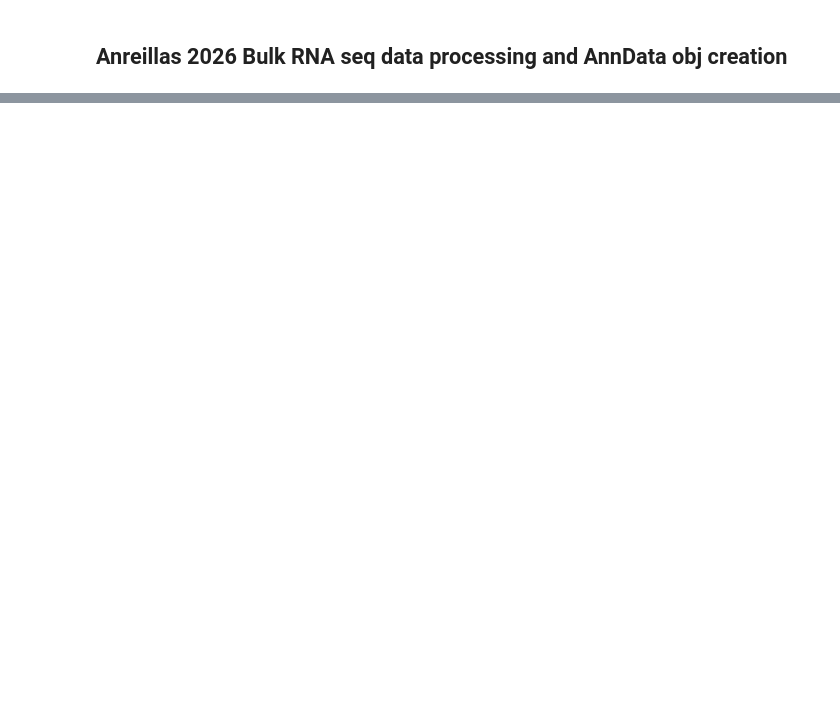
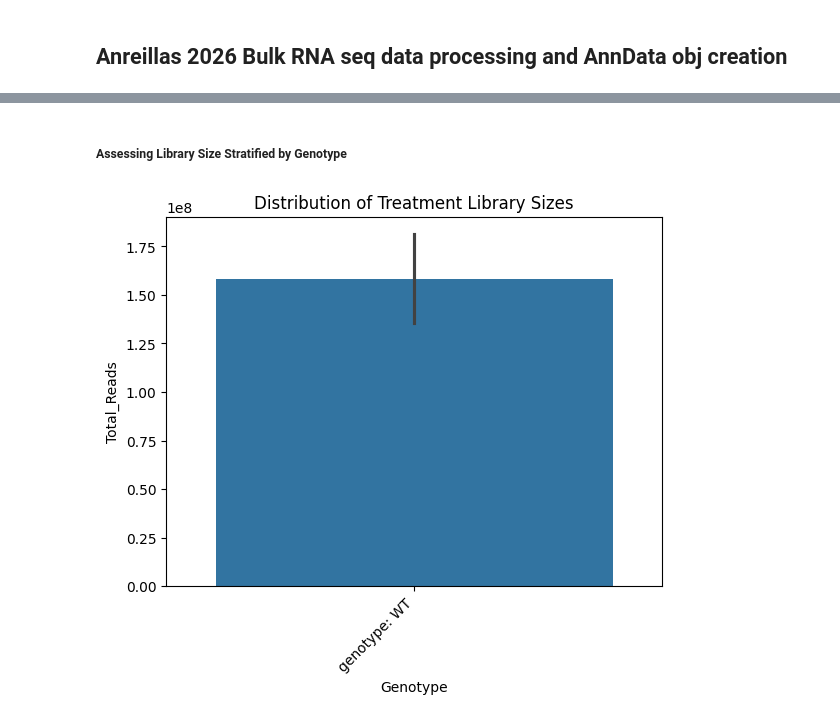
Before and after one commit to marika-clark/dark_matter_atx, a Jupyter notebook: data_processing/Anerillas_2026.ipynb, the cells around one changed output, grey strips where cells are left out. Saved outputs shown, nothing was run; the diff lists cells and outputs as text; code cells hidden in the pictures; blank space fills up the shorter version.

```diff
--- a/data_processing/Anerillas_2026.ipynb
+++ b/data_processing/Anerillas_2026.ipynb
@@ -62,0 +142,36 @@ Saved consolidated matrix to: /Users/marikaclark/dark_matter_atx/data/Anerillas_
+# %%
+library_sizes = bulk_seq.sum().reset_index()
+library_sizes.columns = ['Sample_ID', 'Total_Reads']
+matrix_file_path = "/Users/marikaclark/dark_matter_atx/data/Anerillas_2026/GSE284666_series_matrix.txt"
+characteristics_counter = 1
+
+# 1. Parse the specific metadata rows we care about
+metadata_dict = {}
+with open(matrix_file_path, 'r') as f:
+    for line in f:
+        if line.startswith("!series_matrix_table_begin"):
+            break  # Stop when the data table starts
+
+        if line.startswith("!Sample_geo_accession"):
+            metadata_dict['Sample_ID'] = [v.replace('"', '') for v in line.strip().split("\t")[1:]]
+        elif line.startswith("!Sample_title"):
+            metadata_dict['Sample_Title'] = [v.replace('"', '') for v in line.strip().split("\t")[1:]]
+        elif line.startswith("!Sample_characteristics_ch1"):
+            # Create a unique column name for each characteristic row
+            unique_label = f"Characteristic_Layer_{characteristics_counter}"
+            metadata_dict[unique_label] = [v.replace('"', '').strip() for v in line.strip().split("\t")[1:]]
+            characteristics_counter += 1
+
+# 2. Turn the metadata dictionary into a clean DataFrame
+metadata_df = pd.DataFrame(metadata_dict)
+
+# 3. Merge it with your library sizes on the GSM IDs
+qc_df = pd.merge(library_sizes, metadata_df, on='Sample_ID')
+
+qc_df.head()
+
+# Check average library size by cell type/condition
+#summary = qc_df.groupby("!Sample_characteristics_ch1")['Total_Reads'].agg(['mean', 'std', 'count'])
+
+#making these cols more intuitive
+qc_df.columns = ["Sample_ID", "Total_Reads", "Sample_Title", "Cell_Line", "Cell_Type", "Genotype", "Treatment"]
@@ -62,0 +207,10 @@ Saved consolidated matrix to: /Users/marikaclark/dark_matter_atx/data/Anerillas_
+# %% [markdown]
+##### Assessing Library Size Stratified by Genotype
+# %%
+sns.barplot(data=qc_df, x="Genotype", y="Total_Reads", errorbar="sd")
+plt.xticks(rotation=45, ha="right")
+plt.title("Distribution of Treatment Library Sizes")
+
+plt.show()
+# %% [output]
+[figure, added]
```
Also changed, not shown: parts of 20 cells of this notebook, 2 other files.
